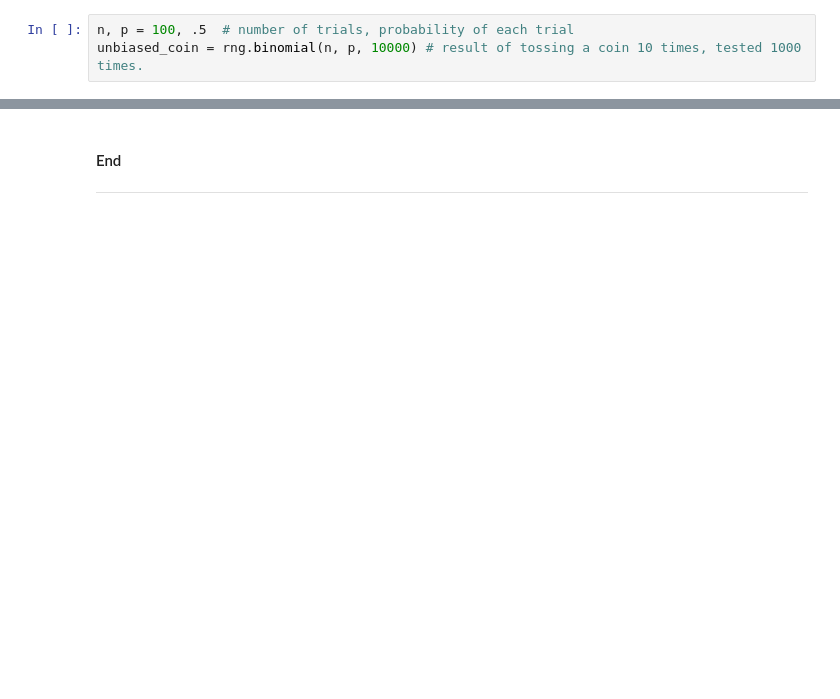
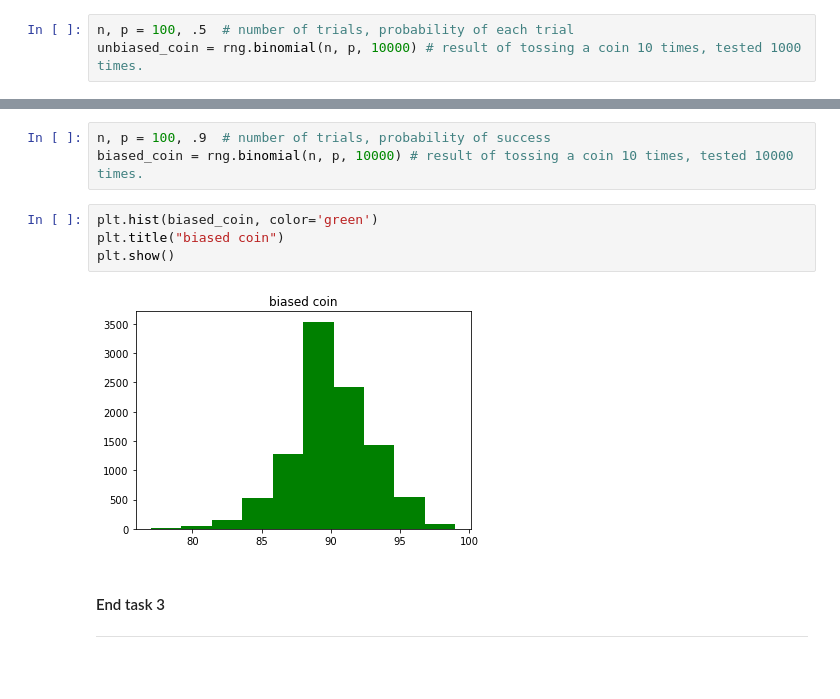
Before and after one commit to colm-o-caoimh/ExploringAnalyticsFundamentals, a Jupyter notebook: FDA _Tasks2020.ipynb, the cells around one changed output, grey strips where cells are left out. Saved outputs shown, nothing was run; the diff lists cells and outputs as text; blank space fills up the shorter version.

```diff
--- a/FDA _Tasks2020.ipynb
+++ b/FDA _Tasks2020.ipynb
@@ -174,5 +206,14 @@ plt.show()
+# %%
+n, p = 100, .9  # number of trials, probability of success
+biased_coin = rng.binomial(n, p, 10000) # result of tossing a coin 10 times, tested 10000 times.
+# %%
+plt.hist(biased_coin, color='green')
+plt.title("biased coin")
+plt.show()
+# %% [output]
+[figure, added]
 # %% [markdown]
-#### End
+#### End task 3
 ***
 # %% [markdown]
 <br>
```
Also changed, not shown: parts of 16 cells of this notebook.
